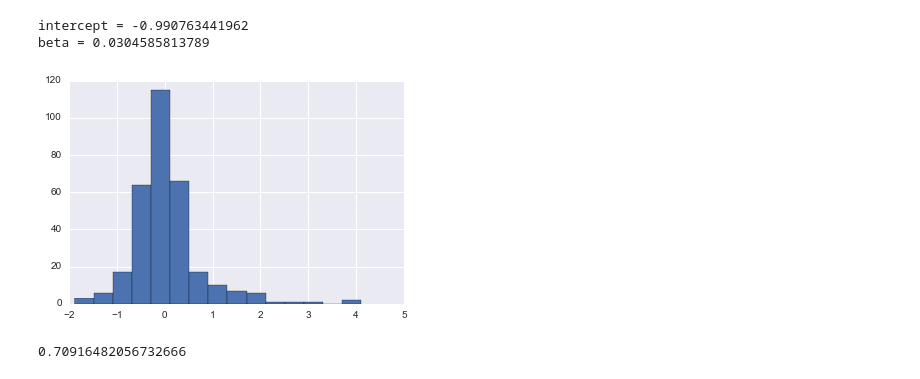
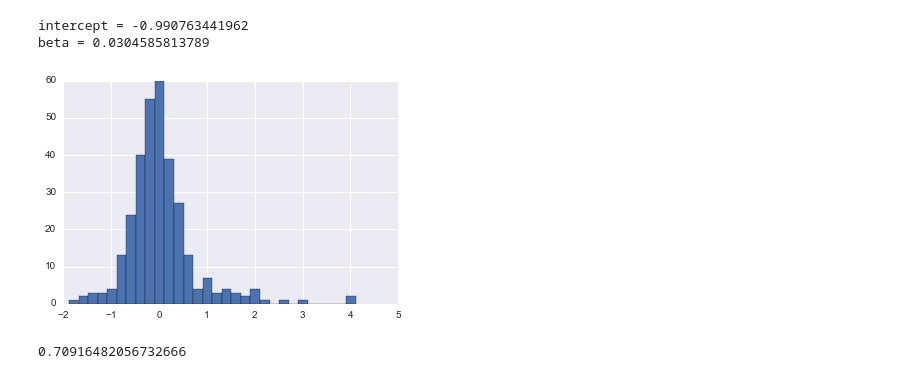
Before and after one commit to FilatovArtm/opera_project, a Jupyter notebook: main_notebook.ipynb, the cells around one changed output. Cells and saved outputs as stored; diff of their text form; code cells hidden in the pictures.

```diff
--- a/main_notebook.ipynb
+++ b/main_notebook.ipynb
@@ -389,9 +391,9 @@ intercept = -0.990763441962
 beta = 0.0304585813789
 # %%
 energy_resoultion = (y - fit[0] * x- fit[1])/y
-plt.hist(energy_resoultion, bins = 15);
+plt.hist(energy_resoultion, bins = 30);
 # %% [output]
-[figure, old version]
+[figure, new version]
 # %%
 E_REC = fit[0] * x +  fit[1]
 # %%
```
Also changed, not shown: parts of 13 cells of this notebook, 1 other file.
